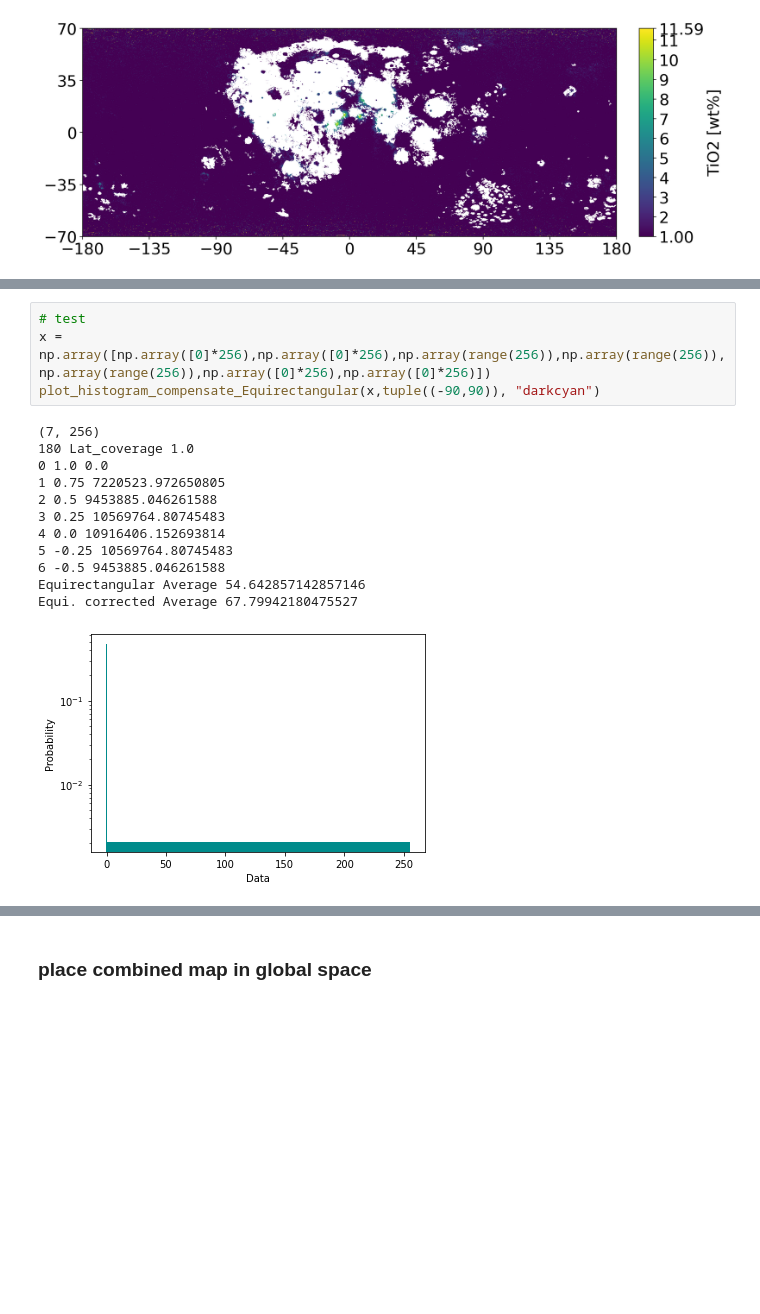
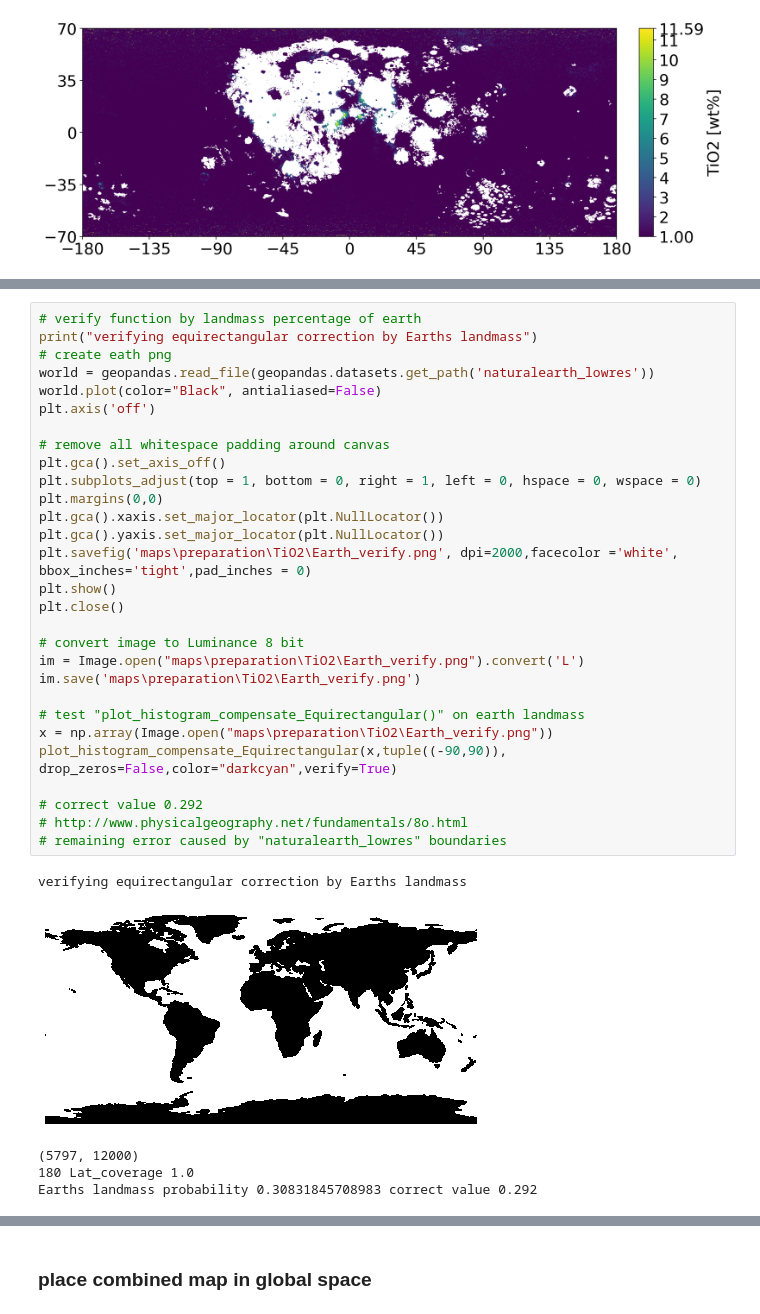
Before and after one commit to Sven-J-Steinert/10.3389-frspt.2024.1352213, a Jupyter notebook: A_ISRU_efficiency.ipynb, the cells around one changed output, grey strips where cells are left out. Drawn from its saved outputs; the diff is of its cells as text; blank space fills up the shorter version.

```diff
--- a/A_ISRU_efficiency.ipynb
+++ b/A_ISRU_efficiency.ipynb
@@ -585,19 +582,37 @@ def plot_histogram_compensate_Equirectangular(data,Lat_range,color=None):
     plt.show()
     plt.close()
-# %%
-# test
-x = np.array([np.array([0]*256),np.array([0]*256),np.array(range(256)),np.array(range(256)),np.array(range(256)),np.array([0]*256),np.array([0]*256)])
-plot_histogram_compensate_Equirectangular(x,tuple((-90,90)), "darkcyan")
-# %% [output]
-(7, 256)
-180 Lat_coverage 1.0
-0 1.0 0.0
-1 0.75 7220523.972650805
-2 0.5 9453885.046261588
-3 0.25 10569764.80745483
-4 0.0 10916406.152693814
-5 -0.25 10569764.80745483
-6 -0.5 9453885.046261588
-Equirectangular Average 54.642857142857146
-Equi. corrected Average 67.79942180475527
-[figure, removed]
+# %%
+# verify function by landmass percentage of earth
+print("verifying equirectangular correction by Earths landmass")
+# create eath png
+world = geopandas.read_file(geopandas.datasets.get_path('naturalearth_lowres'))
+world.plot(color="Black", antialiased=False)
+plt.axis('off')
+
+# remove all whitespace padding around canvas
+plt.gca().set_axis_off()
+plt.subplots_adjust(top = 1, bottom = 0, right = 1, left = 0, hspace = 0, wspace = 0)
+plt.margins(0,0)
+plt.gca().xaxis.set_major_locator(plt.NullLocator())
+plt.gca().yaxis.set_major_locator(plt.NullLocator())
+plt.savefig('maps\preparation\TiO2\Earth_verify.png', dpi=2000,facecolor ='white', bbox_inches='tight',pad_inches = 0)
+plt.show()
+plt.close()
+
+# convert image to Luminance 8 bit
+im = Image.open("maps\preparation\TiO2\Earth_verify.png").convert('L')
+im.save('maps\preparation\TiO2\Earth_verify.png')
+
+# test "plot_histogram_compensate_Equirectangular()" on earth landmass
+x = np.array(Image.open("maps\preparation\TiO2\Earth_verify.png"))
+plot_histogram_compensate_Equirectangular(x,tuple((-90,90)), drop_zeros=False,color="darkcyan",verify=True)
+
+# correct value 0.292
+# http://www.physicalgeography.net/fundamentals/8o.html
+# remaining error caused by "naturalearth_lowres" boundaries
+# %% [output]
+verifying equirectangular correction by Earths landmass
+[figure, added]
+(5797, 12000)
+180 Lat_coverage 1.0
+Earths landmass probability 0.30831845708983 correct value 0.292
```
Also changed, not shown: parts of 27 cells of this notebook, 1 other file.
